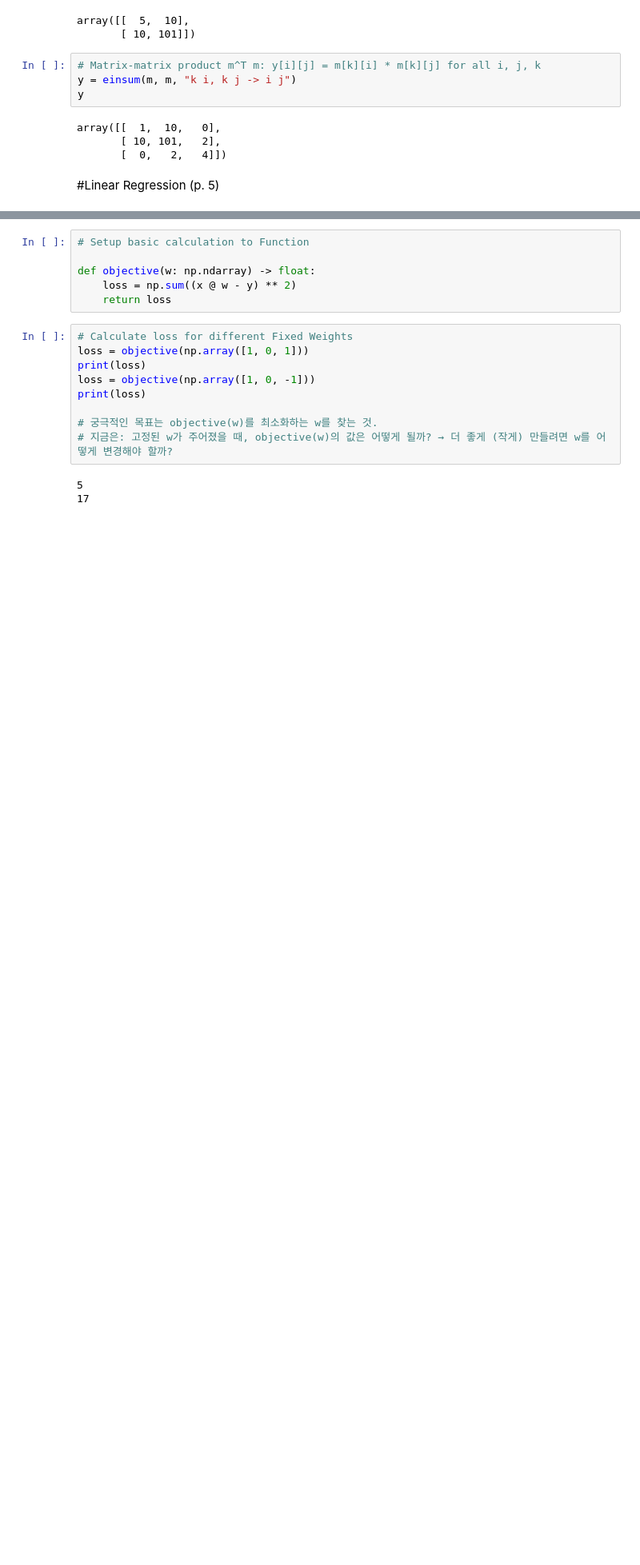
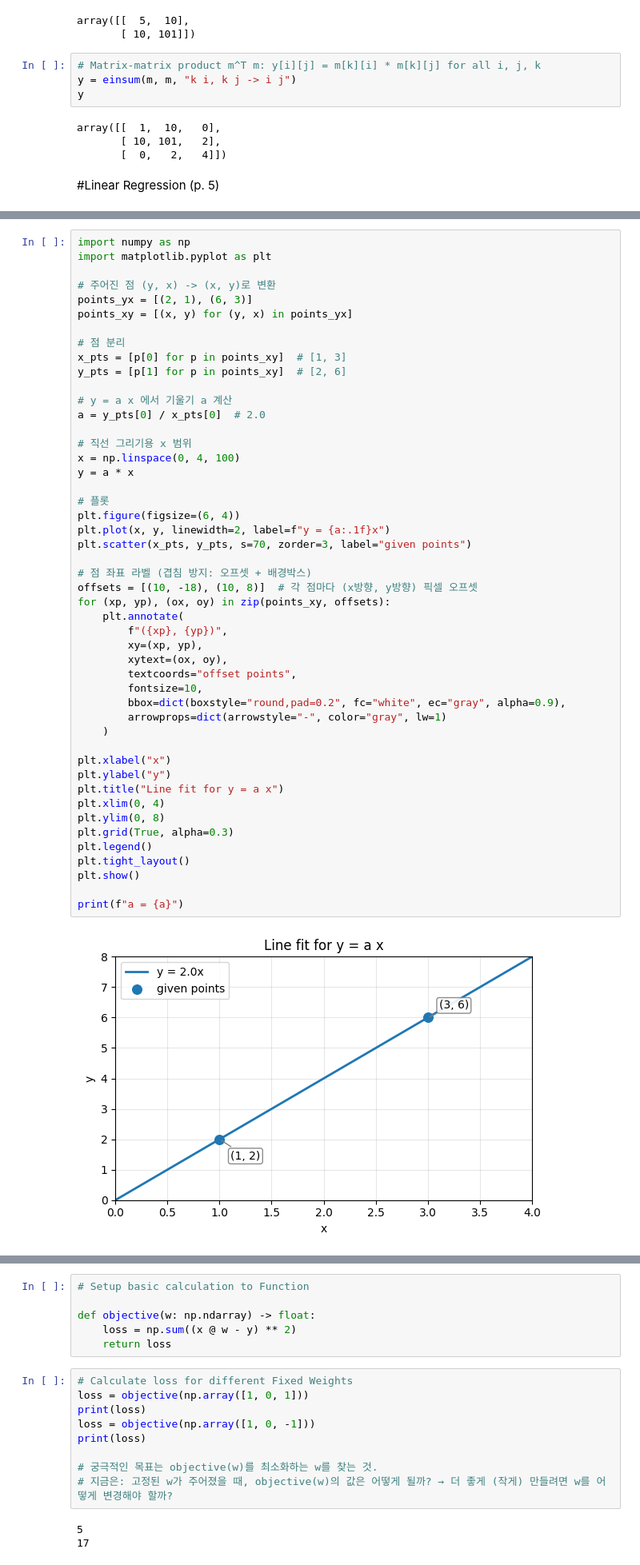
Before and after one commit to iras-mpark/MLA1020, a Jupyter notebook: week2.ipynb, the cells around one changed output, grey strips where cells are left out. Shown at 80% size. Drawn from its saved outputs; the diff is of its cells as text; blank space fills up the shorter version.

```diff
--- a/week2.ipynb
+++ b/week2.ipynb
@@ -133,0 +134,50 @@ array([[  1,  10,   0],
+# %%
+import numpy as np
+import matplotlib.pyplot as plt
+
+# 주어진 점 (y, x) -> (x, y)로 변환
+points_yx = [(2, 1), (6, 3)]
+points_xy = [(x, y) for (y, x) in points_yx]
+
+# 점 분리
+x_pts = [p[0] for p in points_xy]  # [1, 3]
+y_pts = [p[1] for p in points_xy]  # [2, 6]
+
+# y = a x 에서 기울기 a 계산
+a = y_pts[0] / x_pts[0]  # 2.0
+
+# 직선 그리기용 x 범위
+x = np.linspace(0, 4, 100)
+y = a * x
+
+# 플롯
+plt.figure(figsize=(6, 4))
+plt.plot(x, y, linewidth=2, label=f"y = {a:.1f}x")
+plt.scatter(x_pts, y_pts, s=70, zorder=3, label="given points")
+
+# 점 좌표 라벨 (겹침 방지: 오프셋 + 배경박스)
+offsets = [(10, -18), (10, 8)]  # 각 점마다 (x방향, y방향) 픽셀 오프셋
+for (xp, yp), (ox, oy) in zip(points_xy, offsets):
+    plt.annotate(
+        f"({xp}, {yp})",
+        xy=(xp, yp),
+        xytext=(ox, oy),
+        textcoords="offset points",
+        fontsize=10,
+        bbox=dict(boxstyle="round,pad=0.2", fc="white", ec="gray", alpha=0.9),
+        arrowprops=dict(arrowstyle="-", color="gray", lw=1)
+    )
+
+plt.xlabel("x")
+plt.ylabel("y")
+plt.title("Line fit for y = a x")
+plt.xlim(0, 4)
+plt.ylim(0, 8)
+plt.grid(True, alpha=0.3)
+plt.legend()
+plt.tight_layout()
+plt.show()
+
+print(f"a = {a}")
+# %% [output]
+[figure, added]
```
Also changed, not shown: parts of 14 cells of this notebook.
